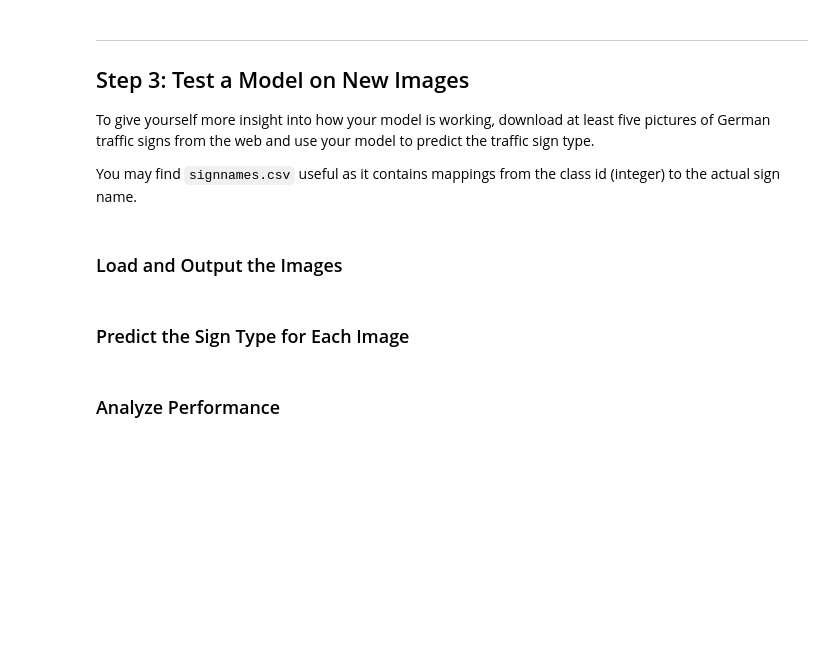
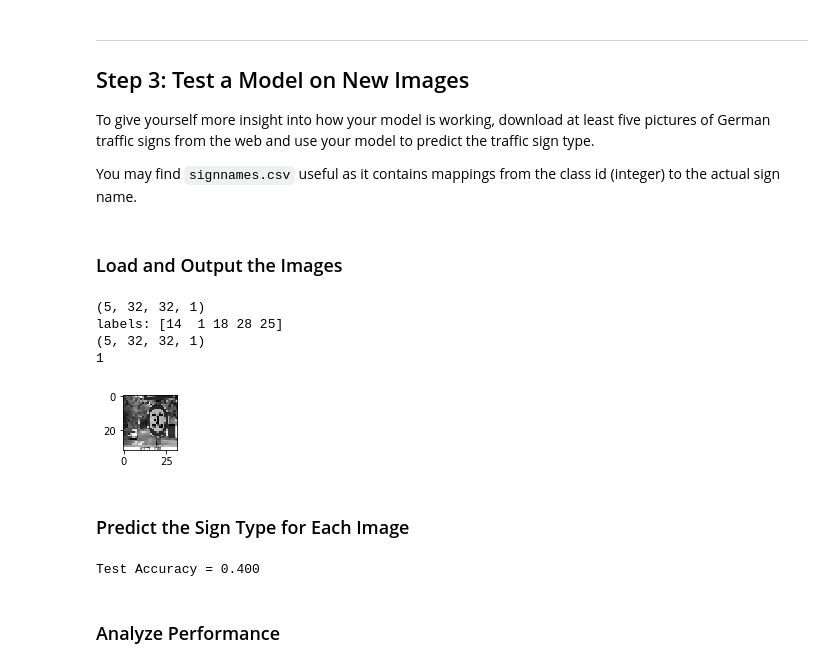
Before and after one commit to udacity/CarND-Traffic-Sign-Classifier-Project, a Jupyter notebook: Traffic_Sign_Classifier.ipynb, the cells around one changed output. Saved outputs shown, nothing was run; the diff lists cells and outputs as text; code cells hidden in the pictures; blank space fills up the shorter version.

```diff
--- a/Traffic_Sign_Classifier.ipynb
+++ b/Traffic_Sign_Classifier.ipynb
@@ -329,9 +341,53 @@ You may find `signnames.csv` useful as it contains mappings from the class id (i
+# %%
+### Load the images and plot them here.
+### Feel free to use as many code cells as needed.
+import cv2
+X_new_test = []
+for t in range(1, 6):
+    #im = cv2.imread('/home/carnd/' + str(t) + '.png')
+    im = cv2.imread('/home/carnd/final_traffic_data/' + str(t) + '.jpg')
+    #X_new_test.append(np.reshape(cv2.cvtColor(cv2.cvtColor(cv2.resize(im, (32, 32)), cv2.COLOR_BGR2RGB), cv2.COLOR_RGB2GRAY), (32, 32, -1)))
+    #X_new_test.append(np.reshape(cv2.cvtColor(cv2.resize(im, (32, 32)), cv2.COLOR_BGR2GRAY), (32, 32, -1)))
+    new_im = cv2.cvtColor(im, cv2.COLOR_BGR2GRAY)
+    new_im = cv2.resize(new_im, (32, 32))
+    new_im = np.reshape(new_im, (32, 32, -1))
+    #new_im = (new_im - images_mean) / images_std
+    #new_im = (new_im - 128) / 256.0
+    X_new_test.append(new_im)
+X_new_test = np.array(X_new_test)
+#y_new_test = np.array([14, 3,28, 23, 40])
+#y_new_test = np.array([14, 23, 40, 4, 22])
+#y_new_test = np.array([18, 14, 27, 40, 19])
+y_new_test = np.array([14,1,18,28,25])
+print(X_new_test.shape)
+print('labels:', y_new_test)
+index = random.randint(0, 4)
+image = X_new_test[index].squeeze()
+print(X_new_test.shape)
+plt.figure(figsize=(1,1))
+plt.imshow(image, cmap='gray')
+print(y_new_test[index])
+#print(y_test[index])
+# %% [output]
+(5, 32, 32, 1)
+labels: [14  1 18 28 25]
+(5, 32, 32, 1)
+1
+[figure, added]
 # %% [markdown]
 ### Predict the Sign Type for Each Image
 # %%
 ### Run the predictions here and use the model to output the prediction for each image.
 ### Make sure to pre-process the images with the same pre-processing pipeline used earlier.
 ### Feel free to use as many code cells as needed.
+with tf.Session() as sess:
+    saver.restore(sess, tf.train.latest_checkpoint('.'))
+
+    test_accuracy = evaluate(X_new_test, y_new_test, 1.0)
+    #test_accuracy = evaluate(X_test, y_test, 1.0)
+    print("Test Accuracy = {:.3f}".format(test_accuracy))
+# %% [output]
+Test Accuracy = 0.400
 # %% [markdown]
 ### Analyze Performance
 # %%
```
Also changed, not shown: parts of 11 cells of this notebook.
